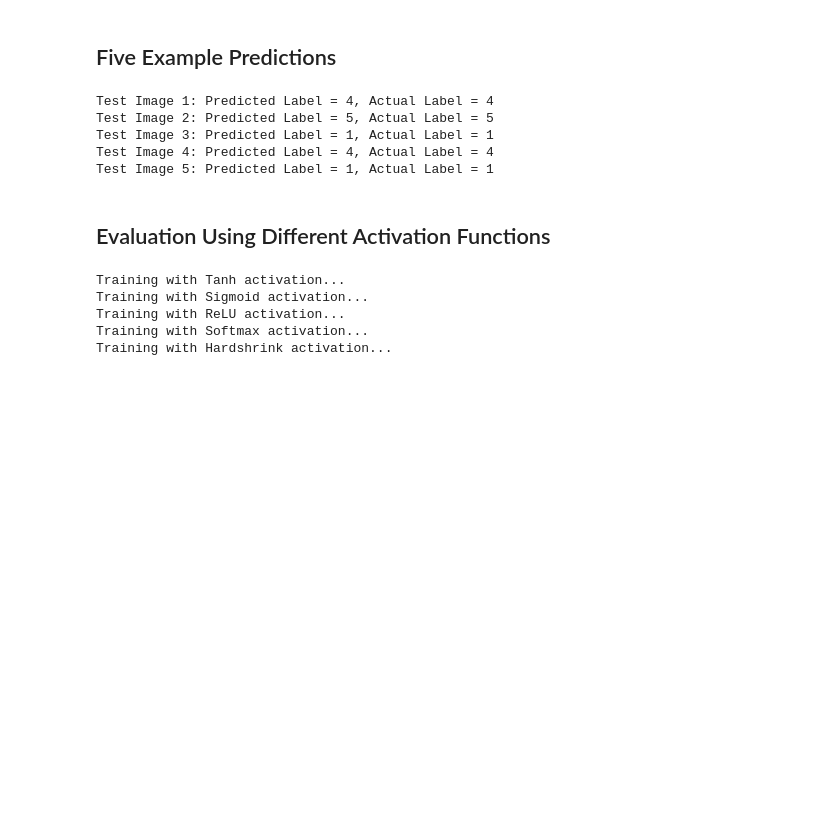
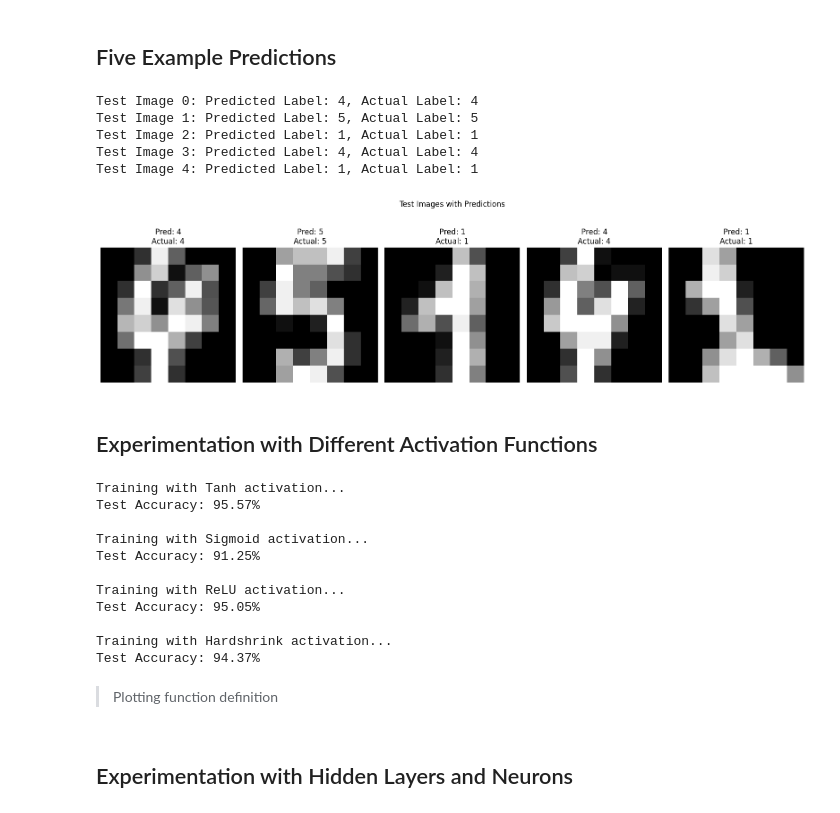
Before and after one commit to R-802/AIML231_T1_2024, a Jupyter notebook: Assignment_3/AIML231 Assignment 3 Part 3.ipynb, the cells around one changed output. Cells and saved outputs as stored; diff of their text form; code cells hidden in the pictures; blank space fills up the shorter version.

```diff
--- a/Assignment_3/AIML231 Assignment 3 Part 3.ipynb
+++ b/Assignment_3/AIML231 Assignment 3 Part 3.ipynb
@@ -30,7 +31,8 @@ from torch.utils.data import TensorDataset, DataLoader
 
 # Load and split the dataset
 digits = load_digits()
-X_train, X_test, y_train, y_test = train_test_split(digits.data, digits.target, test_size=0.2, random_state=231)
+X_train, X_test, y_train, y_test = train_test_split(
+    digits.data, digits.target, test_size=0.2, random_state=231)
 
 # Normalize data
 scaler = MinMaxScaler()
@@ -109,9 +121,10 @@ def train_model(model, train_loader, criterion, optimizer, num_epochs=15, print_
 
     return losses, accuracies
 # %%
-# Initializing the model with ReLU activation
-model = MLPNN(nn.ReLU()) # ReLU activation
-criterion = nn.CrossEntropyLoss() # Cross-entropy loss
-optimizer = torch.optim.Adam(model.parameters(), lr=0.001) # Using Adam optimizer
-relu_loss, relu_acc = train_model(model, train_loader, criterion, optimizer, num_epochs=15, print_stats=True)
+model = MLPNN(activation_func=nn.ReLU())  # ReLU activation
+criterion = nn.CrossEntropyLoss()  # Cross entropy loss
+optimizer = torch.optim.Adam(
+    model.parameters(), lr=0.001)  # Using Adam optimizer
+relu_loss, relu_acc = train_model(
+    model, train_loader, criterion, optimizer, num_epochs=15, print_stats=True)
 # %% [output]
@@ -156,34 +172,50 @@ Test Accuracy: 95.31%
 # %% [markdown]
 ## Five Example Predictions
 # %%
-# Get some predictions to display with images
+import matplotlib.pyplot as plt
+import torch
+
+model.eval()
+
 test_predictions = []
-model.eval()
 with torch.no_grad():
-    for i in range(5):
+    for i in range(5):  # 5 images
         img, label = test_dataset[i]
-        output = model(img.unsqueeze(0))
+        if img.dim() == 1:
+            img = img.view(8, 8)
+
+        img_flat = img.view(-1)
+        output = model(img_flat.unsqueeze(0))
         pred = output.argmax(dim=1).item()
         test_predictions.append((img, pred, label))
 
-# Outputs of predictions
-for i, (img, pred, label) in enumerate(test_predictions, 1):
-    print(f"Test Image {i}: Predicted Label = {pred}, Actual Label = {label}")
+fig, axes = plt.subplots(1, 5, figsize=(16, 5))
+fig.suptitle('Test Images with Predictions')
+
+for i, (img, pred, label) in enumerate(test_predictions):
+    ax = axes[i]
+    ax.imshow(img.numpy(), cmap='gray')
+    ax.set_title(f"Pred: {pred}\nActual: {label}")
+    print(f"Test Image {i}: Predicted Label: {pred}, Actual Label: {label}")
+    ax.axis('off')
+
+plt.tight_layout()
+plt.show()
 # %% [output]
-Test Image 1: Predicted Label = 4, Actual Label = 4
-Test Image 2: Predicted Label = 5, Actual Label = 5
-Test Image 3: Predicted Label = 1, Actual Label = 1
-Test Image 4: Predicted Label = 4, Actual Label = 4
-Test Image 5: Predicted Label = 1, Actual Label = 1
+Test Image 0: Predicted Label: 4, Actual Label: 4
+Test Image 1: Predicted Label: 5, Actual Label: 5
+Test Image 2: Predicted Label: 1, Actual Label: 1
+Test Image 3: Predicted Label: 4, Actual Label: 4
+Test Image 4: Predicted Label: 1, Actual Label: 1
+[figure, added]
 # %% [markdown]
-## Evaluation Using Different Activation Functions
+## Experimentation with Different Activation Functions
 # %%
 # Mapping of model configurations
 activations = {
     "Tanh": nn.Tanh(),
     "Sigmoid": nn.Sigmoid(),
     "ReLU": nn.ReLU(),
-    "Softmax": nn.Softmax(dim=1),
     "Hardshrink": nn.Hardshrink(),
 }
 
@@ -192,7 +224,6 @@ color_map = {
     "Tanh": "rgba(255, 99, 132, 0.6)",
     "Sigmoid": "rgba(54, 162, 235, 0.6)",
     "ReLU": "rgba(255, 206, 86, 0.6)",
-    "Softmax": "rgba(153, 102, 255, 0.6)",
     "Hardshrink": "rgba(75, 192, 192, 0.6)",
 }
 
@@ -200,12 +231,14 @@ color_map = {
 results = {}
 
 # Loop through each activation function, train and evaluate the model
-for name, activation_func in activations.items():
+for name, func in activations.items():
     print(f"Training with {name} activation...")
-    model = MLPNN(activation_func)
+    model = MLPNN(activation_func=func)
     criterion = nn.CrossEntropyLoss()
     optimizer = torch.optim.Adam(model.parameters(), lr=0.001)
     losses, accuracies = train_model(model, train_loader, criterion, optimizer)
+    evaluate_model(model, test_loader)  # Print test accuracy
+    print()
 
     # Store results
     results[name] = {
@@ -214,10 +247,18 @@ for name, activation_func in activations.items():
     }
 # %% [output]
 Training with Tanh activation...
+Test Accuracy: 95.57%
+
 Training with Sigmoid activation...
+Test Accuracy: 91.25%
+
 Training with ReLU activation...
-Training with Softmax activation...
+Test Accuracy: 95.05%
+
 Training with Hardshrink activation...
+Test Accuracy: 94.37%
+# %% [markdown]
+> Plotting function definition
 # %%
 import plotly.graph_objects as go
 
@@ -283,0 +318,2 @@ plot_training_results(results, color_map)
+# %% [markdown]
+## Experimentation with Hidden Layers and Neurons
```
Also changed, not shown: parts of 8 cells of this notebook, 19 other files.
